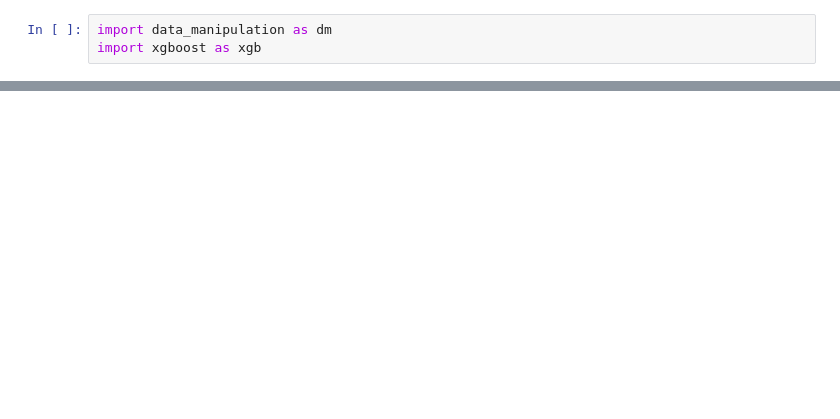
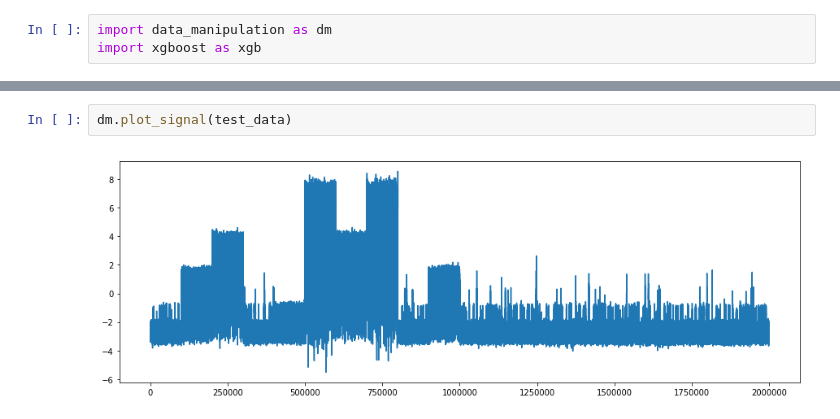
Before and after one commit to Quarint/liverpool-ion-switching, a Jupyter notebook: scripts/XGBoost-Sagemaker.ipynb, the cells around one changed output, grey strips where cells are left out. Saved outputs shown, nothing was run; the diff lists cells and outputs as text; blank space fills up the shorter version.

```diff
--- a/scripts/XGBoost-Sagemaker.ipynb
+++ b/scripts/XGBoost-Sagemaker.ipynb
@@ -32,0 +45,4 @@ train_path = f's3
+# %%
+dm.plot_signal(test_data)
+# %% [output]
+[figure, added]
```
Also changed, not shown: parts of 16 cells of this notebook.
